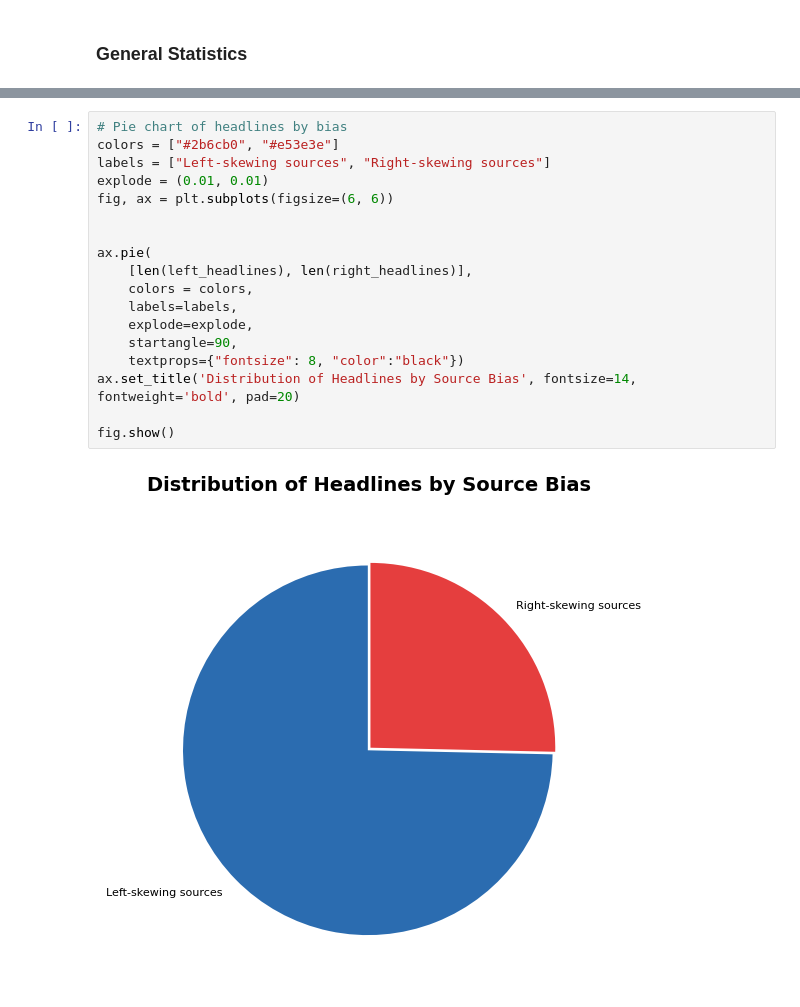
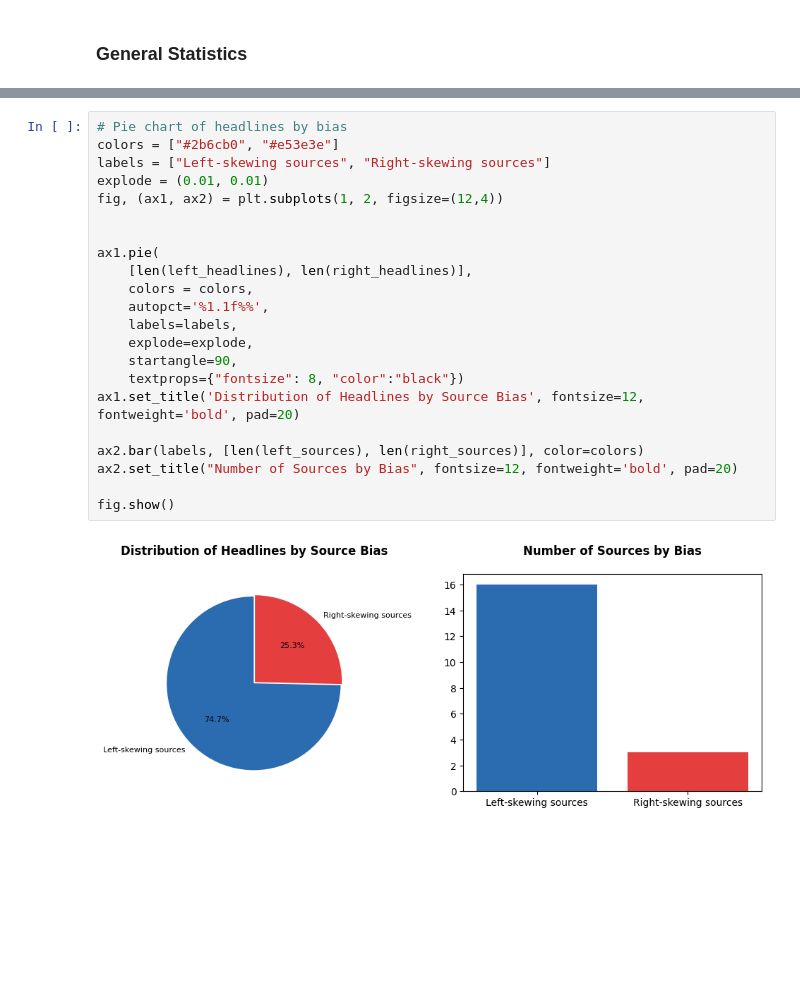
Before and after one commit to Joshua-Byrd/HeadlineAnalysis, a Jupyter notebook: notebooks/headline_analysis.ipynb, the cells around one changed output, grey strips where cells are left out. Cells and saved outputs as stored; diff of their text form; blank space fills up the shorter version.

Commit message:
Update initial plots in analysis notebook

```diff
--- a/notebooks/headline_analysis.ipynb
+++ b/notebooks/headline_analysis.ipynb
@@ -120,20 +127,24 @@ Total number of headlines: 2359
 # %%
 # Pie chart of headlines by bias
 colors = ["#2b6cb0", "#e53e3e"]
 labels = ["Left-skewing sources", "Right-skewing sources"]
 explode = (0.01, 0.01)
-fig, ax = plt.subplots(figsize=(6, 6))
+fig, (ax1, ax2) = plt.subplots(1, 2, figsize=(12,4))
 
 
-ax.pie(
+ax1.pie(
     [len(left_headlines), len(right_headlines)],
     colors = colors,
+    autopct='%1.1f%%',
     labels=labels,
     explode=explode,
     startangle=90,
     textprops={"fontsize": 8, "color":"black"})
-ax.set_title('Distribution of Headlines by Source Bias', fontsize=14, fontweight='bold', pad=20)
+ax1.set_title('Distribution of Headlines by Source Bias', fontsize=12, fontweight='bold', pad=20)
+
+ax2.bar(labels, [len(left_sources), len(right_sources)], color=colors)
+ax2.set_title("Number of Sources by Bias", fontsize=12, fontweight='bold', pad=20)
 
 fig.show()
 # %% [output]
-[figure, old version]
+[figure, new version]
```
Also changed, not shown: parts of 2 cells of this notebook.
